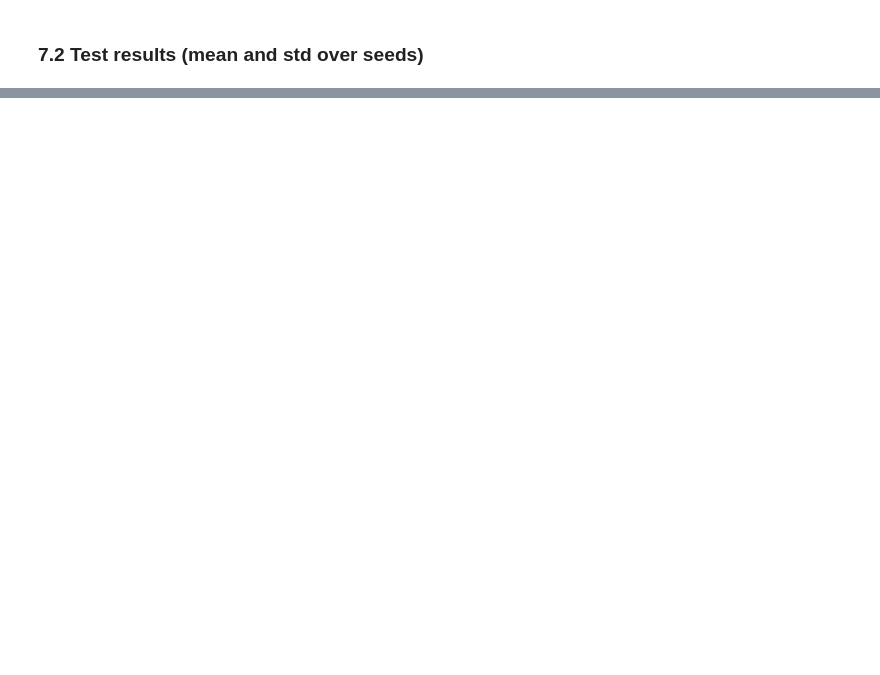
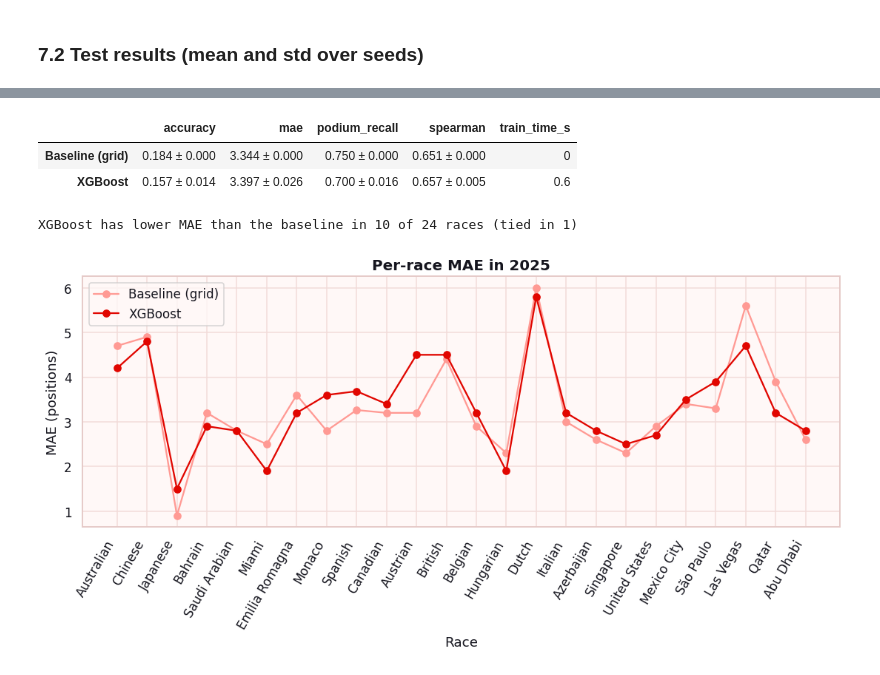
Before and after one commit to heavydriver/f1-race-prediction, a Jupyter notebook: notebooks/method-02-natiq.ipynb, the cells around one changed output, grey strips where cells are left out. Saved outputs shown, nothing was run; the diff lists cells and outputs as text; code cells hidden in the pictures; blank space fills up the shorter version.

```diff
--- a/notebooks/method-02-natiq.ipynb
+++ b/notebooks/method-02-natiq.ipynb
@@ -279,0 +339,50 @@ baseline.round(3)
+# %%
+PIT_LANE = 99
+
+def predict_baseline(data):
+    out = data.copy()
+    out["start_pos"] = out["grid"].where(out["grid"] != 0, PIT_LANE)
+    out["pred_position"] = f1.to_race_ranks(out, "start_pos")
+    return out
+
+base_val, base_test = predict_baseline(val), predict_baseline(test)
+baseline = pd.DataFrame({"val": f1.evaluate(base_val, "pred_position"),
+                         "test": f1.evaluate(base_test, "pred_position")}).T
+
+def fmt(mean, std):
+    return f"{mean:.3f} ± {std:.3f}"
+
+METRICS = ["accuracy", "mae", "podium_recall", "spearman"]
+xgb_test = pd.DataFrame(seed_results["test"])
+comparison = pd.DataFrame({
+    "Baseline (grid)": {m: fmt(baseline.loc["test", m], 0) for m in METRICS},
+    "XGBoost": {m: fmt(xgb_test[m].mean(), xgb_test[m].std()) for m in METRICS},
+}).T
+comparison["train_time_s"] = ["0", f"{np.mean(train_times):.1f}"]
+comparison
+# %% [output]
+|  | accuracy | mae | podium_recall | spearman | train_time_s |
+| Baseline (grid) | 0.184 ± 0.000 | 3.344 ± 0.000 | 0.750 ± 0.000 | 0.651 ± 0.000 | 0 |
+| XGBoost | 0.157 ± 0.014 | 3.397 ± 0.026 | 0.700 ± 0.016 | 0.657 ± 0.005 | 0.6 |
+# %%
+# Per race: in how many 2025 races does XGBoost (seed 1) beat the grid baseline?
+xgb_races = f1.per_race_metrics(test_preds[0], "pred_position")
+base_races = f1.per_race_metrics(base_test, "pred_position")
+per_race = xgb_races[["round", "race_name", "mae", "spearman"]].merge(
+    base_races[["round", "mae", "spearman"]], on="round", suffixes=("_xgb", "_base"))
+per_race["mae_gain"] = per_race["mae_base"] - per_race["mae_xgb"]   # positive = XGBoost better
+print(f"XGBoost has lower MAE than the baseline in {(per_race.mae_gain > 0).sum()} of {len(per_race)} races "
+      f"(tied in {(per_race.mae_gain == 0).sum()})")
+
+labels = per_race["race_name"].str.replace(" Grand Prix", "", regex=False)
+fig, ax = plt.subplots(figsize=(12, 4))
+ax.plot(per_race["round"], per_race["mae_base"], marker="o", color="#FF9A94", label="Baseline (grid)")
+ax.plot(per_race["round"], per_race["mae_xgb"], marker="o", color=f1.F1_RED, label="XGBoost")
+ax.set_xticks(per_race["round"], labels, rotation=60, ha="right")
+ax.set(title="Per-race MAE in 2025", xlabel="Race", ylabel="MAE (positions)")
+ax.legend()
+f1.save_fig(fig, NOTEBOOK, "per_race_mae_2025")
+plt.show()
+# %% [output]
+XGBoost has lower MAE than the baseline in 10 of 24 races (tied in 1)
+[figure, added]
```
Also changed, not shown: parts of 35 cells of this notebook.
